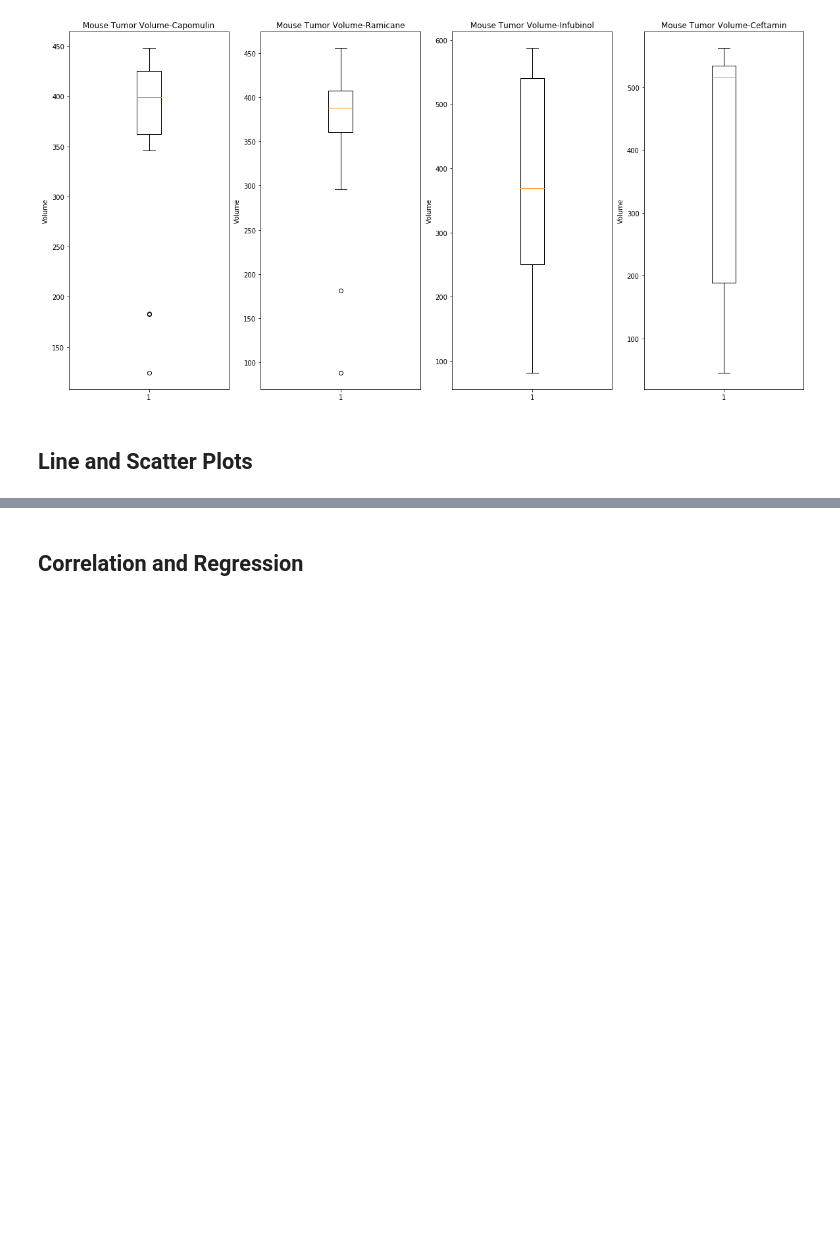
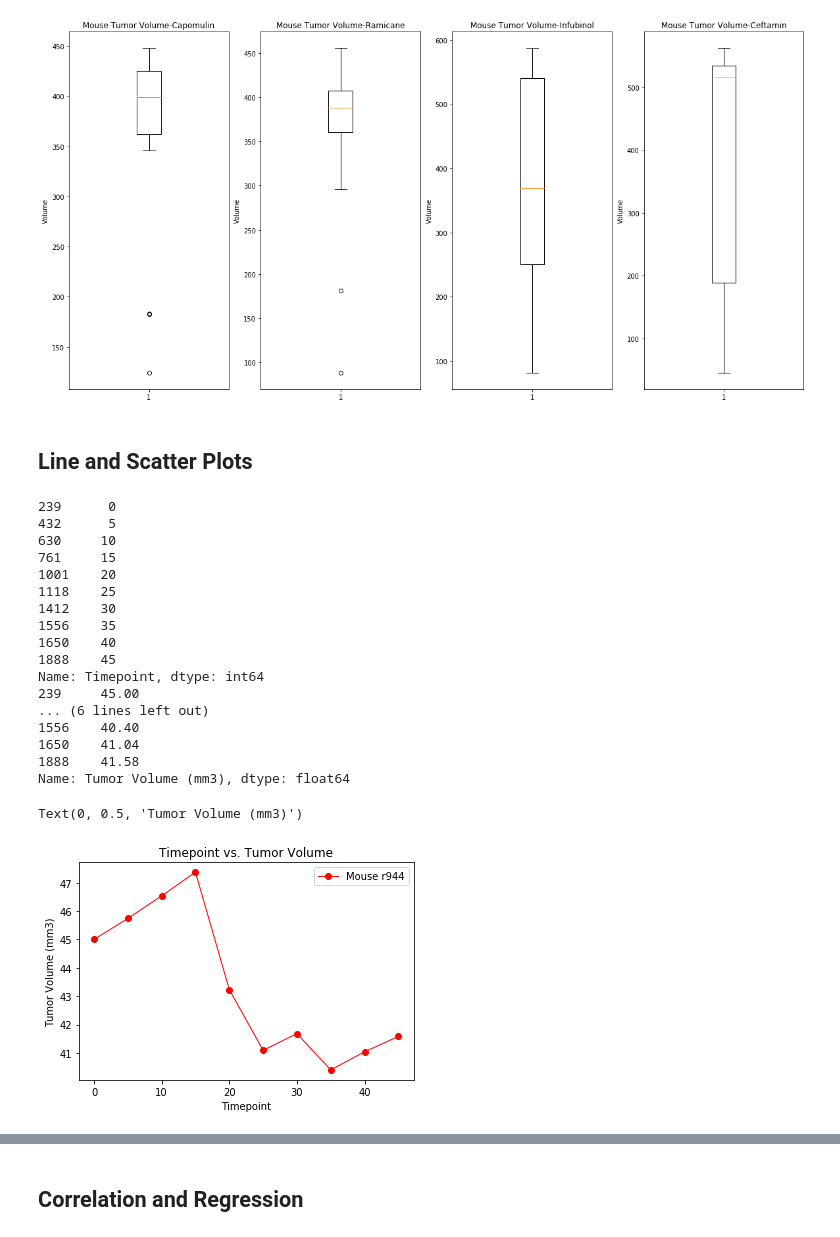
Before and after one commit to chenchcgt/matplotlib-challenge, a Jupyter notebook: Pymaceuticals/pymaceuticals_starter.ipynb, the cells around one changed output, grey strips where cells are left out. Drawn from its saved outputs; the diff is of its cells as text; code cells hidden in the pictures; blank space fills up the shorter version.

```diff
--- a/Pymaceuticals/pymaceuticals_starter.ipynb
+++ b/Pymaceuticals/pymaceuticals_starter.ipynb
@@ -386,0 +377,41 @@ volume
+# %%
+# Generate a line plot of time point versus tumor volume for a mouse treated with Capomulin
+
+volume_line_capomulin = clean_df.loc[clean_df['Drug Regimen']=='Capomulin']
+volume_b742_capomulin = volume_line_capomulin.loc[volume_line_capomulin['Mouse ID']=='r944']
+
+volume_b742_capomulin
+
+timepoint = volume_b742_capomulin['Timepoint']
+print(timepoint)
+tumor_vol = round(volume_b742_capomulin['Tumor Volume (mm3)'],2)
+print(tumor_vol)
+
+
+# x_axis = np.arange(0,10,1)
+# timepoint, = plt.plot(x_axis, timepoint, marker = "^", color = "blue", linewidth= 1, label = "Timepoint")
+tumor_vol, = plt.plot(timepoint, tumor_vol,marker = "o", color = "red", linewidth = 1, label = "Mouse r944")
+plt.legend(handles=[tumor_vol], loc="best")
+plt.title('Timepoint vs. Tumor Volume')
+plt.xlabel('Timepoint')
+plt.ylabel('Tumor Volume (mm3)')
+# %% [output]
+239      0
+432      5
+630     10
+761     15
+1001    20
+1118    25
+1412    30
+1556    35
+1650    40
+1888    45
+Name: Timepoint, dtype: int64
+239     45.00
+... (6 lines left out)
+1556    40.40
+1650    41.04
+1888    41.58
+Name: Tumor Volume (mm3), dtype: float64
+Text(0, 0.5, 'Tumor Volume (mm3)')
+[figure, added]
```
Also changed, not shown: parts of 7 cells of this notebook.
